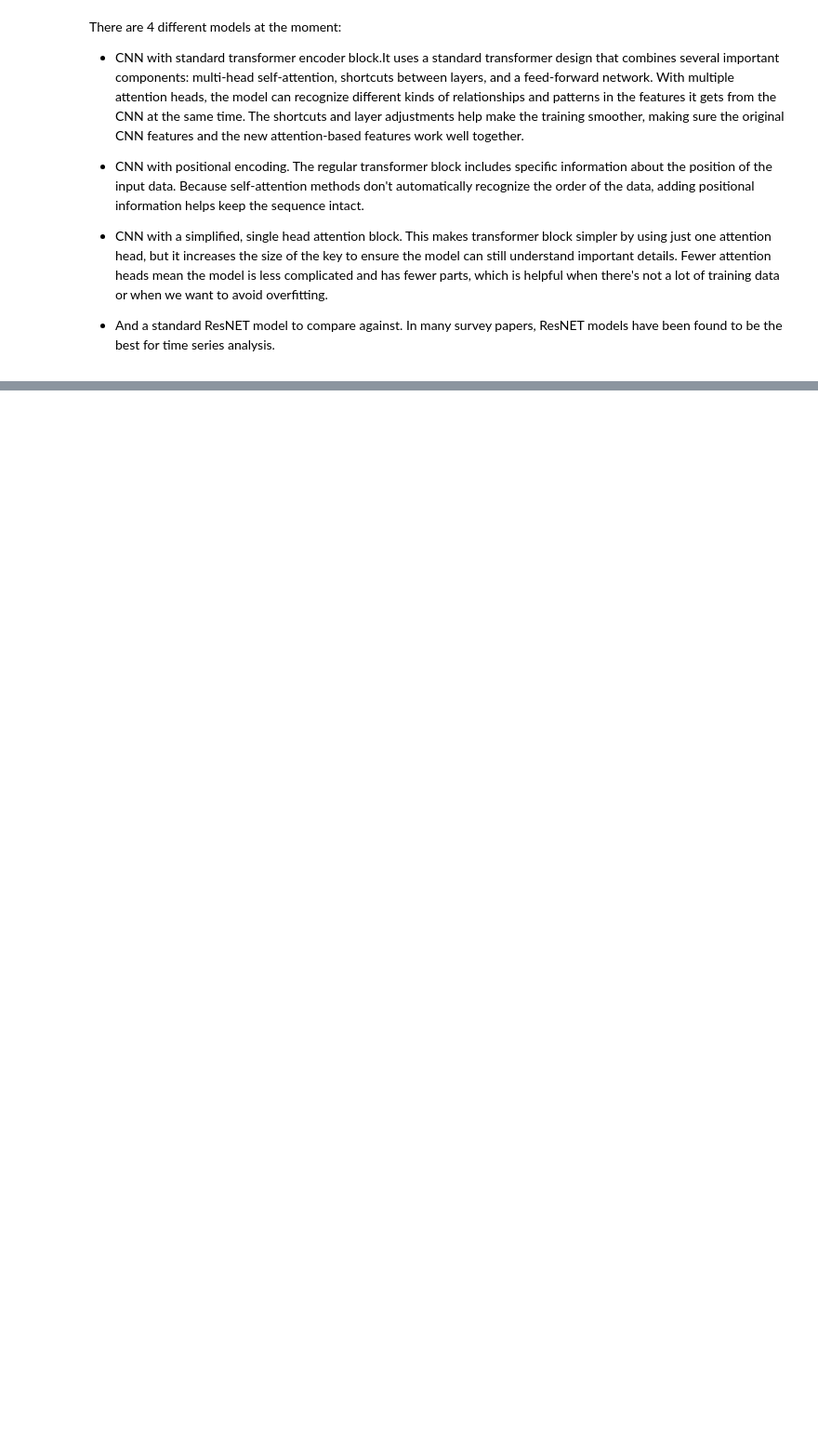
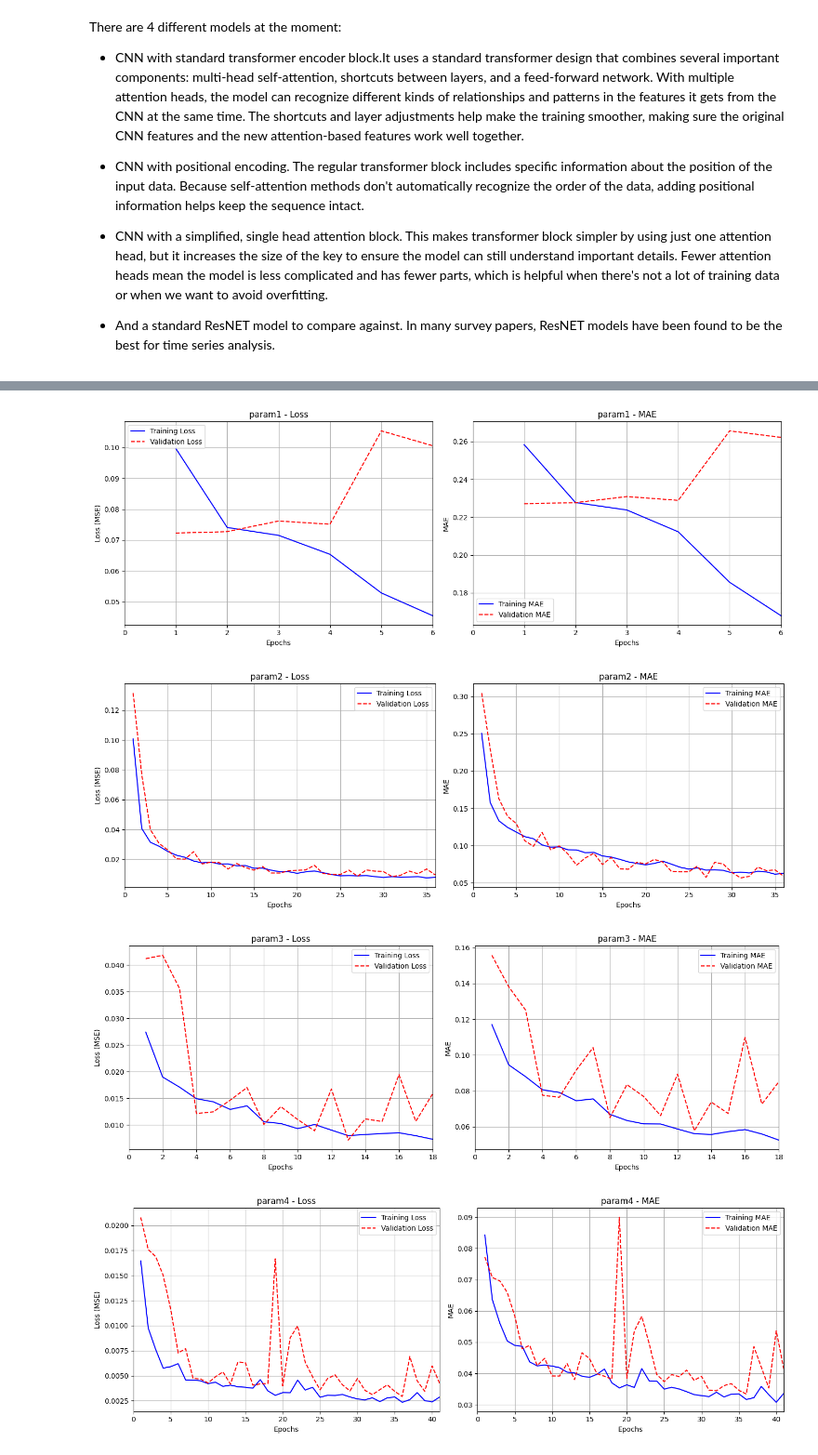
Before and after one commit to Zeos-ctrl/MicroprojectPXT992, a Jupyter notebook: GWBModel.ipynb, the cells around one changed output, grey strips where cells are left out. Shown at 93% size. Cells and saved outputs as stored; diff of their text form; code cells hidden in the pictures; blank space fills up the shorter version.

```diff
--- a/GWBModel.ipynb
+++ b/GWBModel.ipynb
@@ -338,0 +447,36 @@ Total Loss: 0.1076
+# %%
+for param_name, history in histories.items():
+    h = history.history  # This is a dictionary of metric names to lists of values per epoch.
+    epochs = range(1, len(h['loss']) + 1)
+
+    plt.figure(figsize=(14, 5))
+
+    # Plot Training and Validation Loss (MSE)
+    plt.subplot(1, 2, 1)
+    plt.plot(epochs, h['loss'], 'b-', label='Training Loss')
+    plt.plot(epochs, h['val_loss'], 'r--', label='Validation Loss')
+    plt.title(f"{param_name} - Loss")
+    plt.xlabel("Epochs")
+    plt.ylabel("Loss (MSE)")
+    plt.grid(True)
+    plt.xlim([0, max(epochs)])
+    plt.legend()
+
+    # Plot Training and Validation MAE
+    plt.subplot(1, 2, 2)
+    plt.plot(epochs, h['mae'], 'b-', label='Training MAE')
+    plt.plot(epochs, h['val_mae'], 'r--', label='Validation MAE')
+    plt.title(f"{param_name} - MAE")
+    plt.xlabel("Epochs")
+    plt.ylabel("MAE")
+    plt.grid(True)
+    plt.xlim([0, max(epochs)])
+    plt.legend()
+
+    plt.tight_layout()
+    plt.show()
+# %% [output]
+[figure, added]
+[figure, added]
+[figure, added]
+[figure, added]
```
Also changed, not shown: parts of 11 cells of this notebook.
